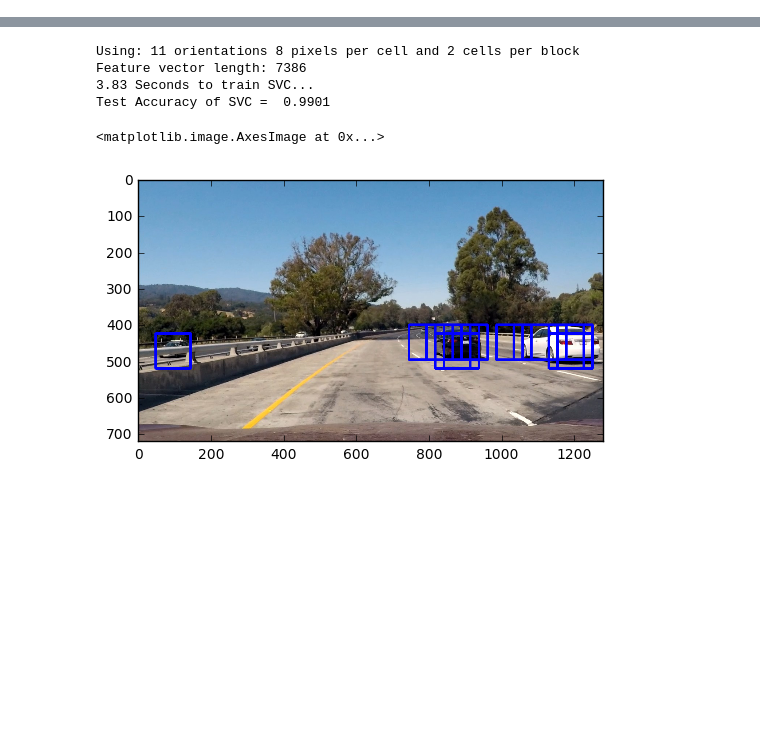
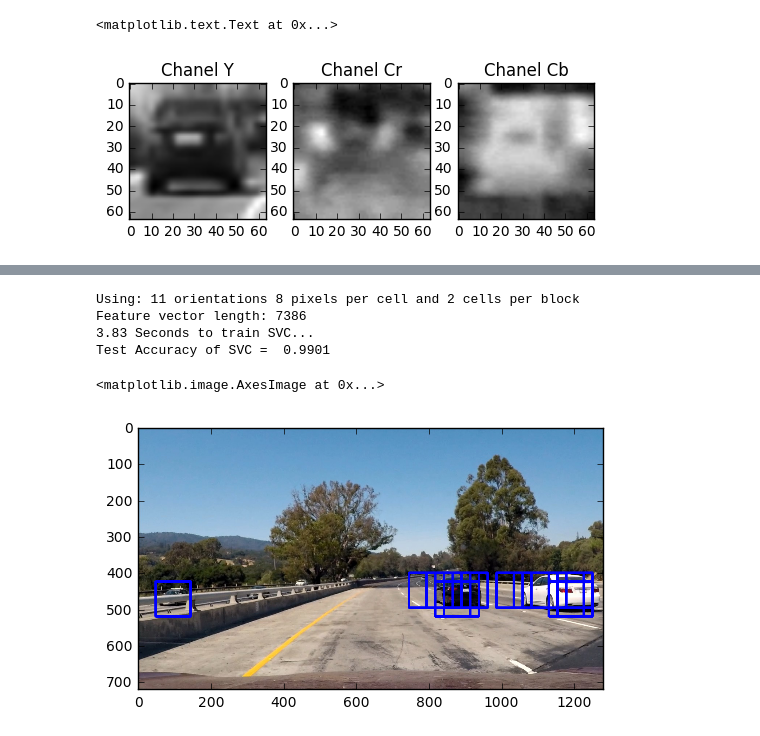
Before and after one commit to ckdelta/Udacity_SDC, a Jupyter notebook: P5_Vehicle_Detection_CV/P5_progress.ipynb, the cells around one changed output, grey strips where cells are left out. Drawn from its saved outputs; the diff is of its cells as text; code cells hidden in the pictures; blank space fills up the shorter version.

```diff
--- a/P5_Vehicle_Detection_CV/P5_progress.ipynb
+++ b/P5_Vehicle_Detection_CV/P5_progress.ipynb
@@ -122,3 +145,16 @@ def get_hog_features(img, orient, pix_per_cell, cell_per_block,
+# %%
+plt.subplot(131)
+plt.imshow(image2[:,:,0], cmap='gray')
+plt.title('Chanel Y')
+plt.subplot(132)
+plt.imshow(image2[:,:,1], cmap='gray')
+plt.title('Chanel Cr')
+plt.subplot(133)
+plt.imshow(image2[:,:,2], cmap='gray')
+plt.title('Chanel Cb')
+# %% [output]
+<matplotlib.text.Text at 0x...>
+[figure, added]
 # %%
 # Define a function to compute binned color features
 def bin_spatial(img, size=(32, 32)):
```
Also changed, not shown: parts of 3 cells of this notebook.
